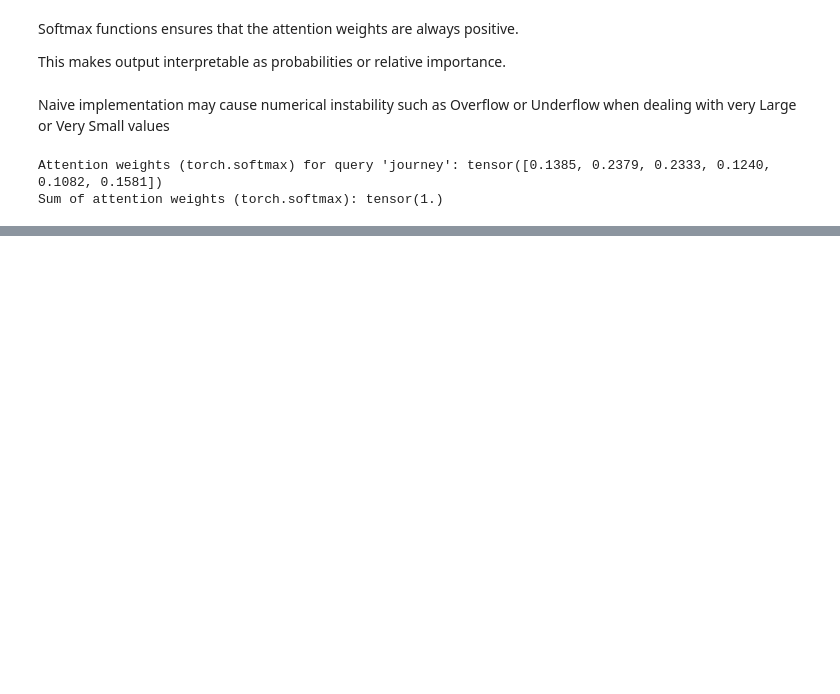
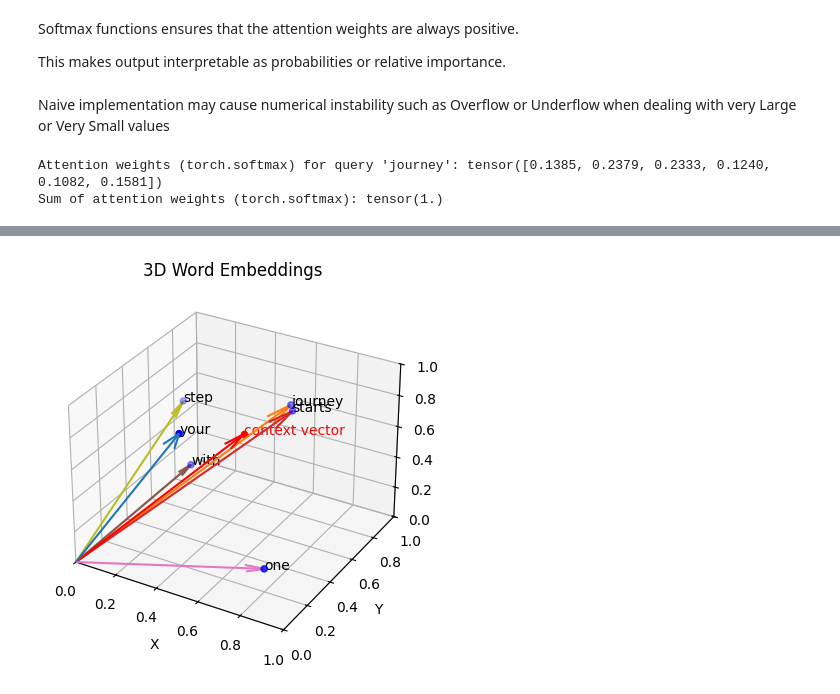
Before and after one commit to bhuwanesh340/LLM-from-scratch-Python, a Jupyter notebook: stage1_6_self_attention.ipynb, the cells around one changed output, grey strips where cells are left out. Drawn from its saved outputs; the diff is of its cells as text; code cells hidden in the pictures; blank space fills up the shorter version.

```diff
--- a/stage1_6_self_attention.ipynb
+++ b/stage1_6_self_attention.ipynb
@@ -105,0 +130,44 @@ Sum of attention weights (torch.softmax): tensor(1.)
+# %%
+import matplotlib.pyplot as plt
+from mpl_toolkits.mplot3d import Axes3D
+
+# corresponding words for the input vectors
+words = ["your", "journey", "starts", "with", "one", "step"]
+
+# extract x,y,z coordinates
+x_coords = inputs[:, 0]
+y_coords = inputs[:, 1]
+z_coords = inputs[:, 2]
+
+# 3d plot of Embedding with colored vectors
+# arrow pointing from 0,0 to the point (x,y,z) for each word
+fig = plt.figure()
+ax = fig.add_subplot(111, projection='3d')
+ax.scatter(x_coords, y_coords, z_coords, c='blue', marker='o')
+for i, word in enumerate(words):
+    ax.text(x_coords[i], y_coords[i], z_coords[i], word)
+for i in range(len(words)):
+    ax.quiver(0, 0, 0, x_coords[i], y_coords[i], z_coords[i],
+              color=plt.cm.tab10(i / len(words)),
+              label=words[i],
+              arrow_length_ratio=0.1)
+
+
+# plot the context vector as a red arrow
+ax.quiver(0, 0, 0, context_vector_2[0], context_vector_2[1], context_vector_2[2],
+          color='red', label='context vector', arrow_length_ratio=0.1)
+# plot the value of the context vector as a red point
+ax.scatter(context_vector_2[0], context_vector_2[1], context_vector_2[2], c='red', marker='o', label='context vector value')
+# label the context vector point
+ax.text(context_vector_2[0], context_vector_2[1], context_vector_2[2], 'context vector', color='red')
+
+ax.set_xlim(0, 1)
+ax.set_ylim(0, 1)
+ax.set_zlim(0, 1)
+ax.set_xlabel('X')
+ax.set_ylabel('Y')
+ax.set_zlabel('Z')
+ax.set_title('3D Word Embeddings')
+plt.show()
+# %% [output]
+[figure, added]
```
Also changed, not shown: parts of 17 cells of this notebook, 4 other files.
